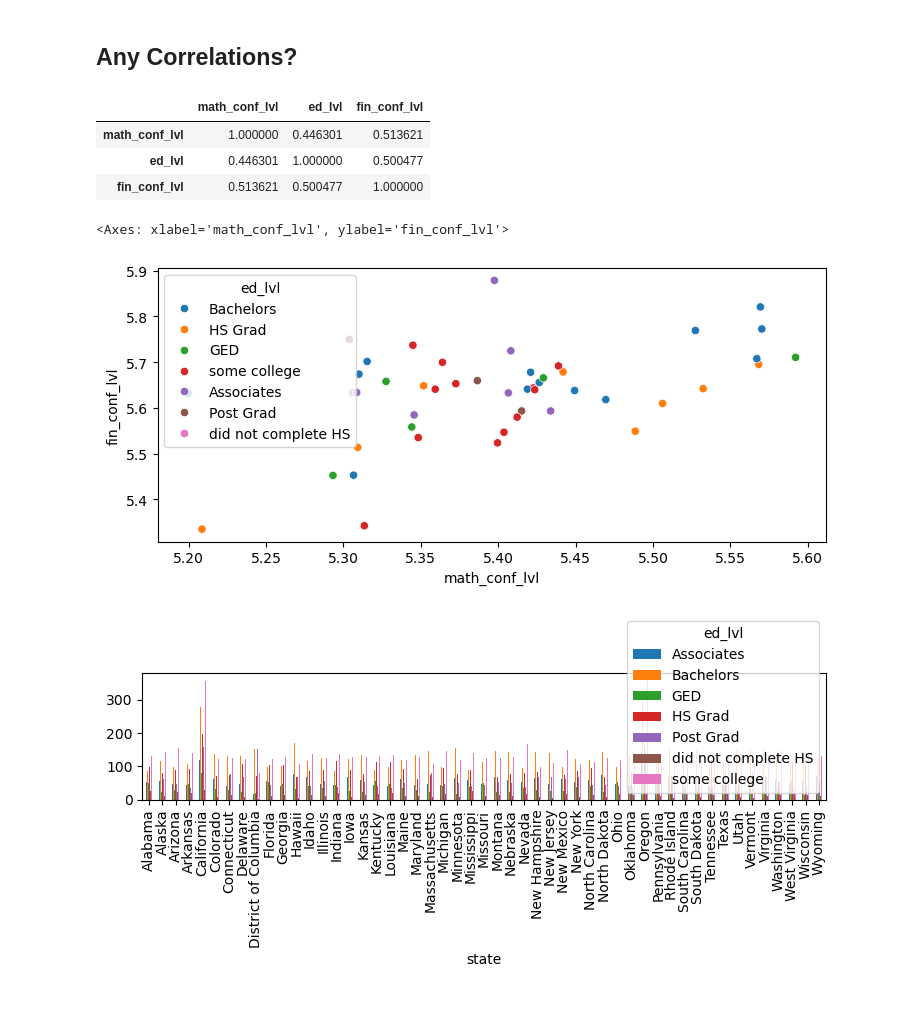
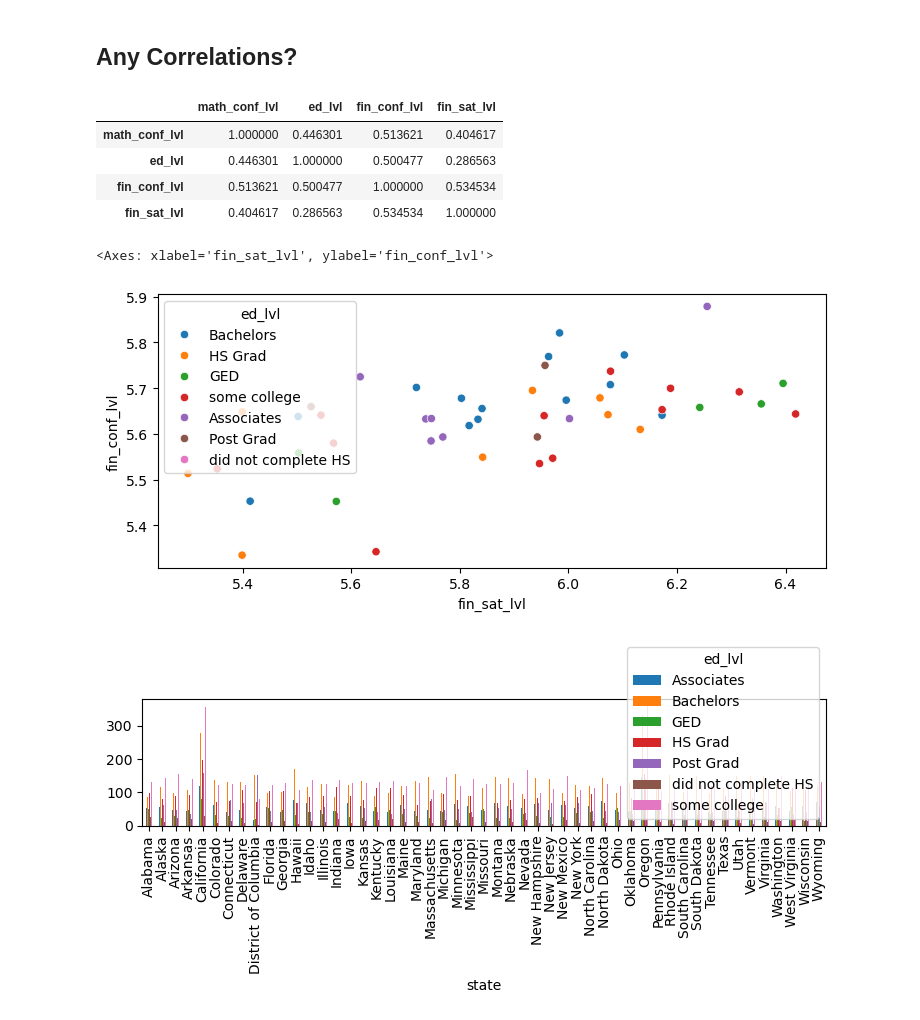
Before and after one commit to jhardin7612/financial_capability_study, a Jupyter notebook: notebooks/EDA.ipynb, the cells around one changed output. Cells and saved outputs as stored; diff of their text form; code cells hidden in the pictures.

```diff
--- a/notebooks/EDA.ipynb
+++ b/notebooks/EDA.ipynb
@@ -324,20 +324,22 @@ Text(0.5, 1.0, 'State Average Distribution')
 corr_df = pd.DataFrame(state_math_avg['math_conf_lvl'])
 corr_df['ed_lvl'] = ed_lvl_avg['ed_lvl']
 corr_df['fin_conf_lvl'] = fin_conf_avg['fin_conf_lvl']
+corr_df['fin_sat_lvl'] = state_sat_avg['fin_sat_lvl']
 corr_df.corr()
 # %% [output]
-|  | math_conf_lvl | ed_lvl | fin_conf_lvl |
-| math_conf_lvl | 1.000000 | 0.446301 | 0.513621 |
-| ed_lvl | 0.446301 | 1.000000 | 0.500477 |
-| fin_conf_lvl | 0.513621 | 0.500477 | 1.000000 |
+|  | math_conf_lvl | ed_lvl | fin_conf_lvl | fin_sat_lvl |
+| math_conf_lvl | 1.000000 | 0.446301 | 0.513621 | 0.404617 |
+| ed_lvl | 0.446301 | 1.000000 | 0.500477 | 0.286563 |
+| fin_conf_lvl | 0.513621 | 0.500477 | 1.000000 | 0.534534 |
+| fin_sat_lvl | 0.404617 | 0.286563 | 0.534534 | 1.000000 |
 # %%
 fig, ax = plt.subplots()
 
-sns.scatterplot(data=corr_df, x="math_conf_lvl", y="fin_conf_lvl", hue= combined_df['ed_lvl'])
+sns.scatterplot(data=corr_df, x="fin_sat_lvl", y="fin_conf_lvl", hue= combined_df['ed_lvl'])
 #sns.scatterplot(data=corr_df, x="math_conf_lvl", y="ed_lvl")
 # %% [output]
-<Axes: xlabel='math_conf_lvl', ylabel='fin_conf_lvl'>
+<Axes: xlabel='fin_sat_lvl', ylabel='fin_conf_lvl'>
-[figure, old version]
+[figure, new version]
 # %%
 state_ed_lvl =combined_df[['state','ed_lvl']].groupby('state').value_counts().reset_index()
 # %%
```
Also changed, not shown: parts of 8 cells of this notebook, 12 other files.
